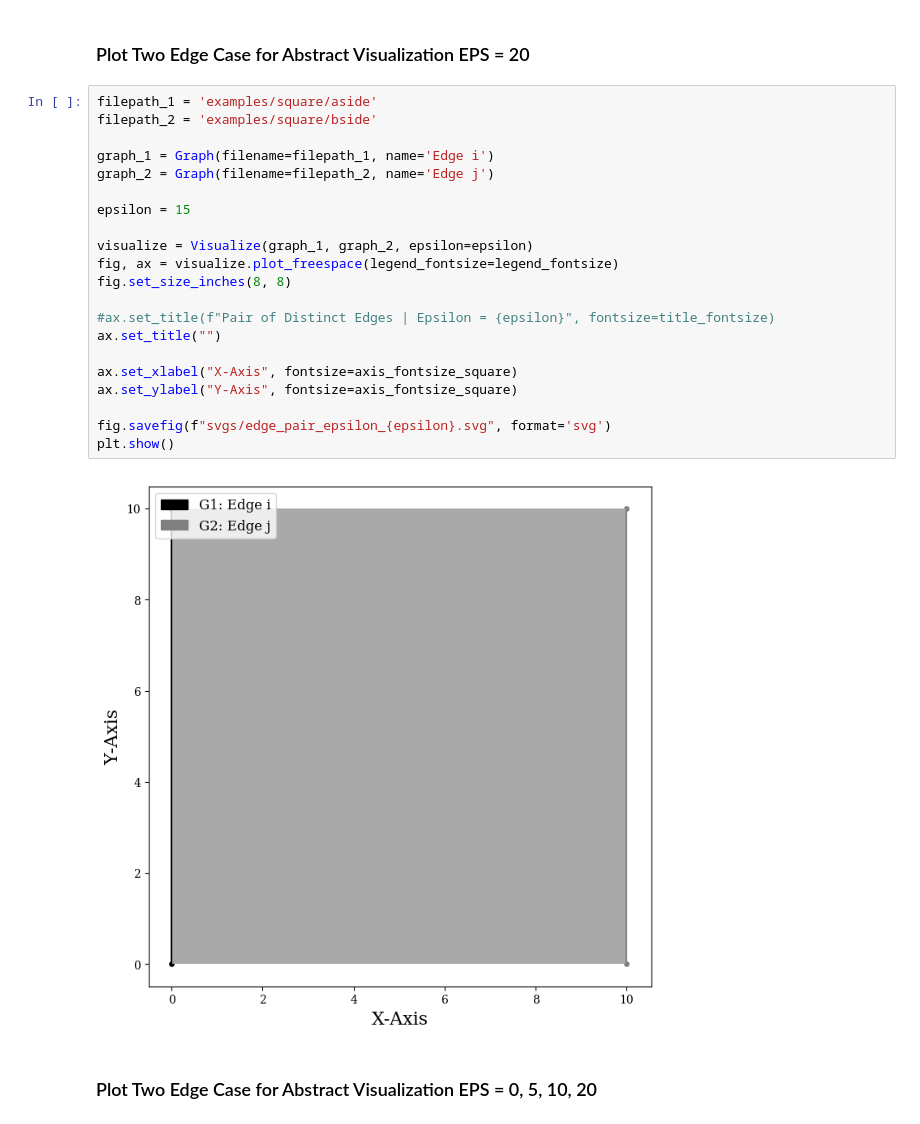
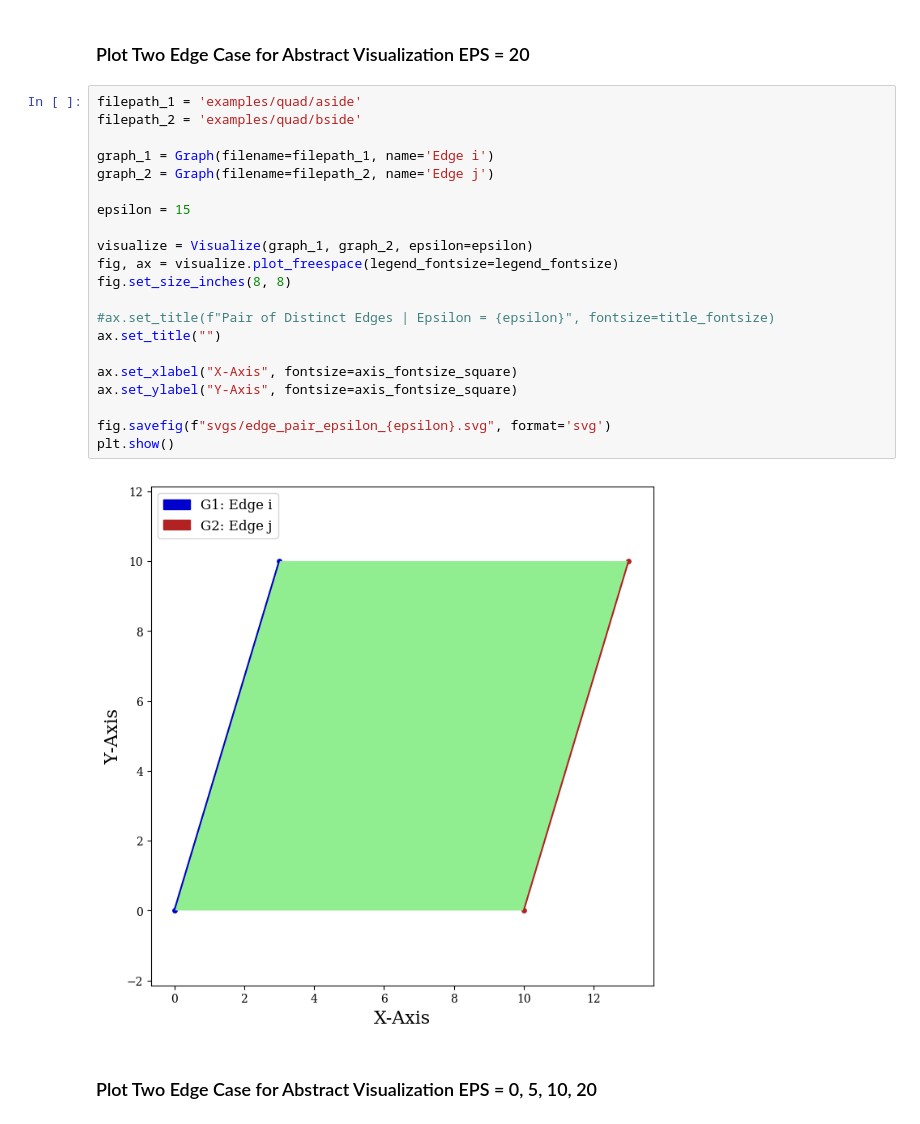
Before and after one commit to compgeomTU/will_rodman_thesis, a Jupyter notebook: images/image_generator.ipynb, the cells around one changed output. Cells and saved outputs as stored; diff of their text form.

```diff
--- a/images/image_generator.ipynb
+++ b/images/image_generator.ipynb
@@ -193,28 +193,28 @@ for idx, epsilon in enumerate([2, 4], 1):
 # %% [markdown]
 ### Plot Two Edge Case for Abstract Visualization EPS = 20
 # %%
-filepath_1 = 'examples/square/aside'
-filepath_2 = 'examples/square/bside'
+filepath_1 = 'examples/quad/aside'
+filepath_2 = 'examples/quad/bside'
 
 graph_1 = Graph(filename=filepath_1, name='Edge i')
 graph_2 = Graph(filename=filepath_2, name='Edge j')
 
 epsilon = 15
 
 visualize = Visualize(graph_1, graph_2, epsilon=epsilon)
 fig, ax = visualize.plot_freespace(legend_fontsize=legend_fontsize)
 fig.set_size_inches(8, 8)
 
 #ax.set_title(f"Pair of Distinct Edges | Epsilon = {epsilon}", fontsize=title_fontsize)
 ax.set_title("")
 
 ax.set_xlabel("X-Axis", fontsize=axis_fontsize_square)
 ax.set_ylabel("Y-Axis", fontsize=axis_fontsize_square)
 
 fig.savefig(f"svgs/edge_pair_epsilon_{epsilon}.svg", format='svg')
 plt.show()
 # %% [output]
-[figure, old version]
+[figure, new version]
 # %% [markdown]
 ### Plot Two Edge Case for Abstract Visualization EPS = 0, 5, 10, 20
 # %%
```
Also changed, not shown: parts of 9 cells of this notebook, 28 other files.
